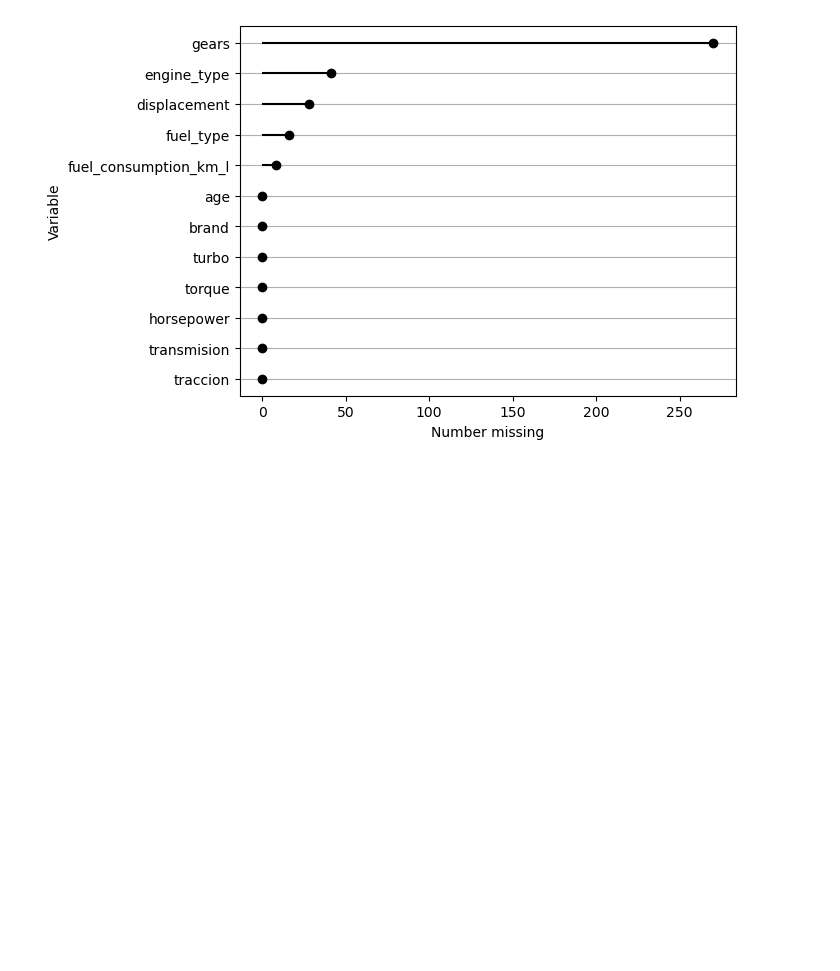
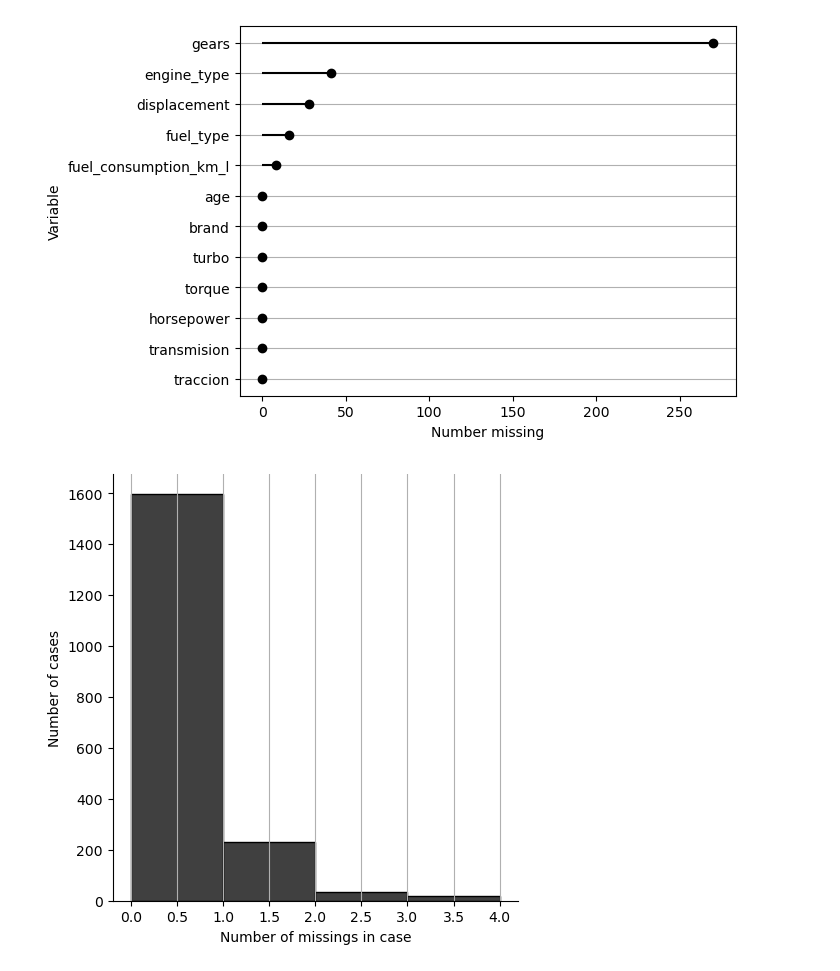
Before and after one commit to Anonymate054/MCD-Econometrics, a Jupyter notebook: notebooks/project/0.0-leng-missing.ipynb, the cells around one changed output. Cells and saved outputs as stored; diff of their text form; code cells hidden in the pictures; blank space fills up the shorter version.

```diff
--- a/notebooks/project/0.0-leng-missing.ipynb
+++ b/notebooks/project/0.0-leng-missing.ipynb
@@ -72,3 +76,7 @@ df = (
 df.missing.missing_variable_plot()
 # %% [output]
 [figure]
+# %%
+df.missing.missing_case_plot()
+# %% [output]
+[figure, added]
```
Also changed, not shown: parts of 3 cells of this notebook, 1 other file.
